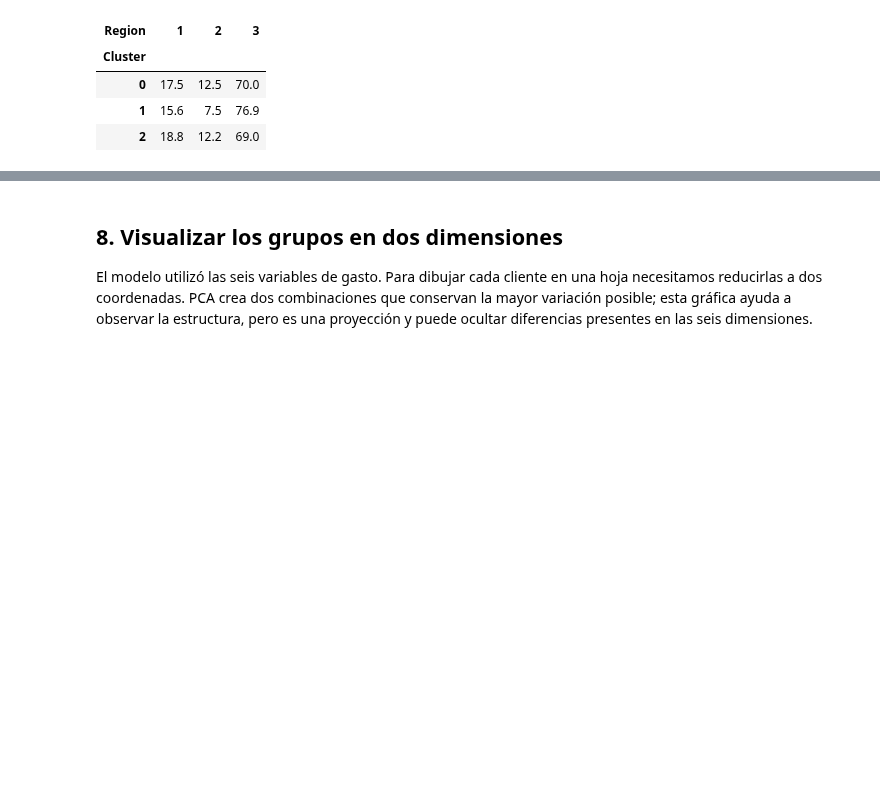
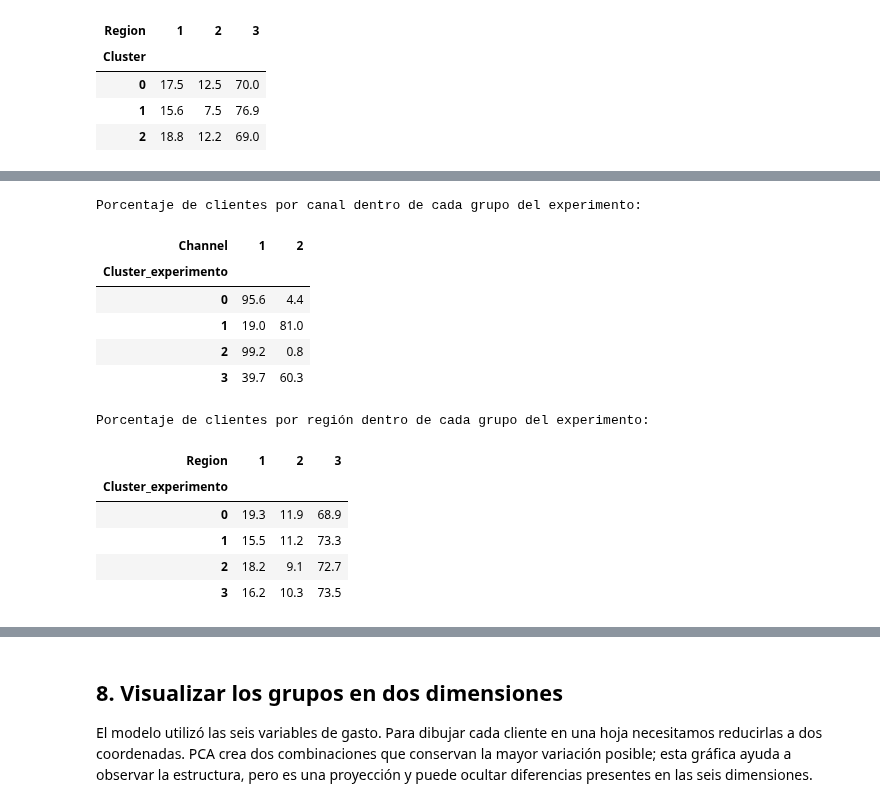
Before and after one commit to dominikcm06/BigData, a Jupyter notebook: U2_1_modelos/notebooks/U4_1_Clustering_Wholesale_Customers.ipynb, the cells around one changed output, grey strips where cells are left out. Cells and saved outputs as stored; diff of their text form; code cells hidden in the pictures; blank space fills up the shorter version.

```diff
--- a/U2_1_modelos/notebooks/U4_1_Clustering_Wholesale_Customers.ipynb
+++ b/U2_1_modelos/notebooks/U4_1_Clustering_Wholesale_Customers.ipynb
@@ -631,0 +690,23 @@ Porcentaje de clientes por región dentro de cada grupo:
+# %%
+# Canal y región de los grupos del experimento (solo para describirlos)
+canal_por_grupo_exp = pd.crosstab(datos["Cluster_experimento"], datos["Channel"], normalize="index").mul(100).round(1)
+region_por_grupo_exp = pd.crosstab(datos["Cluster_experimento"], datos["Region"], normalize="index").mul(100).round(1)
+print("Porcentaje de clientes por canal dentro de cada grupo del experimento:")
+display(canal_por_grupo_exp)
+print("Porcentaje de clientes por región dentro de cada grupo del experimento:")
+display(region_por_grupo_exp)
+# %% [output]
+Porcentaje de clientes por canal dentro de cada grupo del experimento:
+| Channel | 1 | 2 |
+| Cluster_experimento |  |  |
+| 0 | 95.6 | 4.4 |
+| 1 | 19.0 | 81.0 |
+| 2 | 99.2 | 0.8 |
+| 3 | 39.7 | 60.3 |
+Porcentaje de clientes por región dentro de cada grupo del experimento:
+| Region | 1 | 2 | 3 |
+| Cluster_experimento |  |  |  |
+| 0 | 19.3 | 11.9 | 68.9 |
+| 1 | 15.5 | 11.2 | 73.3 |
+| 2 | 18.2 | 9.1 | 72.7 |
+| 3 | 16.2 | 10.3 | 73.5 |
```
Also changed, not shown: parts of 6 cells of this notebook.
